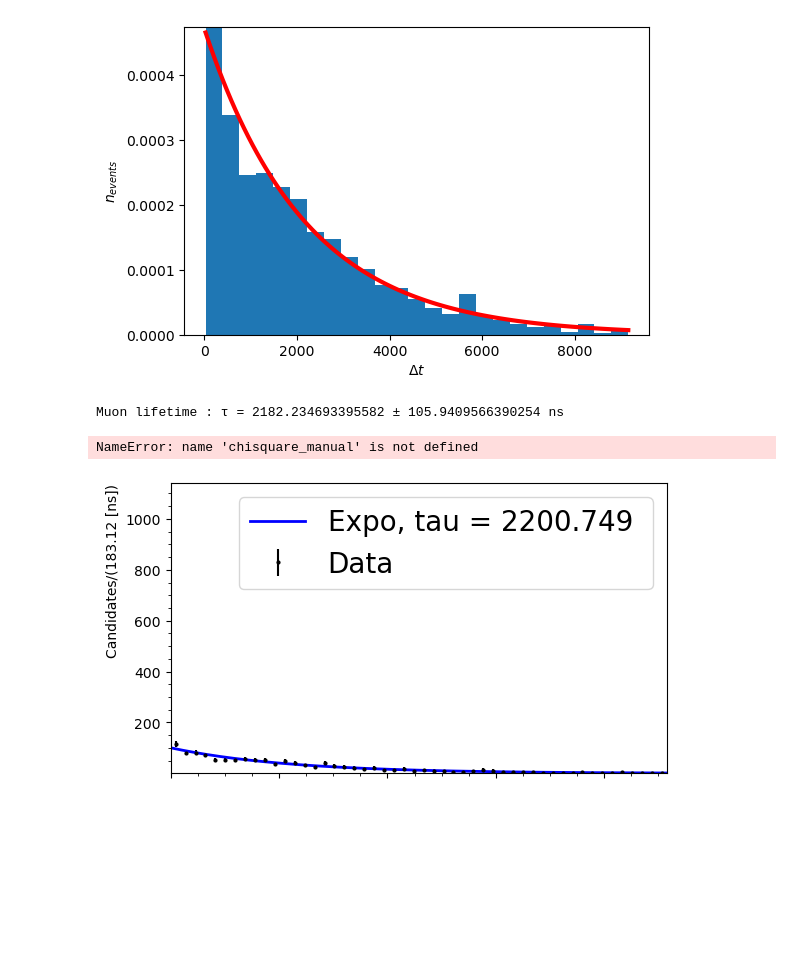
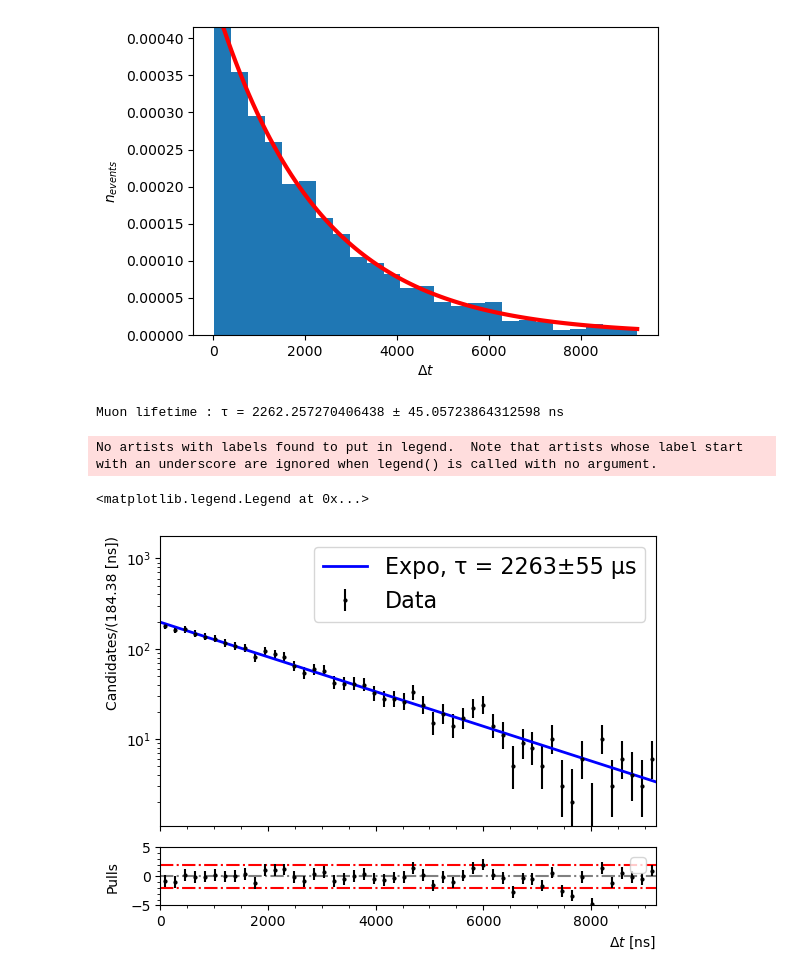
Before and after one commit to kauniska/ecal_reco, a Jupyter notebook: muon_decay/compute_lifetime.ipynb, the cells around one changed output. Drawn from its saved outputs; the diff is of its cells as text; code cells hidden in the pictures; blank space fills up the shorter version.

```diff
--- a/muon_decay/compute_lifetime.ipynb
+++ b/muon_decay/compute_lifetime.ipynb
@@ -19,6 +20,7 @@ time_intervals = np.array([])
 for file in files:
     ti = np.loadtxt(data_directory+file)
     time_intervals = np.append(time_intervals,ti)
+time_intervals*=6.25
 # %%
 # Exponential function for the fit
 def exponential(x,A,tau):
@@ -40,14 +42,25 @@ ax.set_xlabel("$\Delta t$")
 ax.set_ylabel("$n_{events}$")
 ax.set_ylim(0,max(n))
 plt.show()
+fig.savefig("muon_lifetime.pdf", format="pdf", bbox_inches="tight")
 
 tau = coeffs[1]
 tau_std = np.sqrt(cov[1,1])
 
 print("Muon lifetime : \u03C4 = {} \u00B1 {} ns".format(tau,tau_std))
 # %% [output]
-[figure, old version]
+[figure, new version]
-Muon lifetime : τ = 2182.234693395582 ± 105.9409566390254 ns
+Muon lifetime : τ = 2262.257270406438 ± 45.05723864312598 ns
+# %%
+def chisquare_manual(observed_values,expected_values):
+
+    test_statistic=0
+
+    for observed, expected in zip(observed_values, expected_values):
+
+        test_statistic+=(float(observed)-float(expected))**2/float(expected)
+
+    return test_statistic
 # %%
 import zfit
 import mplhep
@@ -215,7 +228,7 @@ def plotFit(
         ax1.set_xticklabels([])
 
     ax1.minorticks_on()
-    ax1.legend(loc="best", fontsize=kwargs.get("fontsize", 20))
+    ax1.legend(loc="best", fontsize=kwargs.get("fontsize", 16))
 
     if plot_chi2:
         nfree_params = kwargs.get("nfree_params", len(pdf.get_params(floating = True)))
@@ -223,6 +236,7 @@ def plotFit(
         chi2 = chisquare_manual(datay, pdfy)
         ndof = nbins - 1 + nfree_params
         chi2ndof = chi2 / ndof
+
 #         ax1.text(
 #             0.8,
 #             0.4,
@@ -234,14 +248,13 @@ def plotFit(
         handles, labels = ax1.get_legend_handles_labels()
 
         # manually define a new patch
-        patch = mpatches.Patch(label=r"$\chi^{2}$/ndof = " + f"{chi2ndof:.2f}" + f"\n nFree_params = {nfree_params}")
-
+        patch = mpatches.Patch(label=r"$\chi^{2}$/ndof = " + f"{chi2ndof:.2f}" + f"\n nFree_params = {nfree_params}",color='k')
         # handles is a list, so append manual patch
         handles.append(patch)
         # plot the legend
         ax1.legend(handles=handles, loc='best')
 
-    ax1.legend(loc="best", fontsize=kwargs.get("fontsize", 20))
+    ax1.legend(loc="best", fontsize=kwargs.get("fontsize", 16))
     if plot_pull:
 
         if kwargs.get("ax2", None) is not None:
@@ -280,7 +293,8 @@ def plotFit(
         pass
 
     if logy:
-        ax1.set_yscale("log", nonposy="clip")
+        # ax1.set_yscale("log", nonposy="clip")
+        ax1.set_yscale("log")
 
     return f, ax1, ax2
 # %%
@@ -291,34 +305,41 @@ n = len(time_intervals)
 ll = np.random.uniform(0,1e3)
 n_events = zfit.Parameter(f"n_events_{ll}", n, 0., 2*n, step_size=1)
 
 # create the model
 tau_inv    = zfit.Parameter(f"tau_{ll}"   , -1/2000, -1/1000, -1/3000, step_size=0.001)
 exp_decay = zfit.pdf.Exponential(lam = tau_inv, obs=obs,)
 exp_decay_ext = exp_decay.create_extended(n_events)
 
 # load the data
 data = zfit.data.Data.from_numpy(obs=obs, array=time_intervals)
 
 # minimize
 minimizer = zfit.minimize.Minuit(gradient=False, mode = 0)
 nll = zfit.loss.ExtendedUnbinnedNLL(exp_decay_ext, data)
 result = minimizer.minimize(nll)
+result.hesse(method='minuit_hesse', name='hesse')
 
 plotsList = {
     "data":{
         "label": "Data",
         "color": "black"
     },
 
     "fullmodel": {
         # "label": f"Expo, alpha = {result.params[slope_expo_1]['value']:.1f}",
-        "label": f"Expo, tau = { -1/result.params[tau_inv]['value'] :.3f} ",
-        "color":"blue",
+        "label": f"Expo, \u03C4 = { -1/result.params[tau_inv]['value'] :.0f}\u00B1{abs(result.params[tau_inv]['hesse']['error']/result.params[tau_inv]['value']**2) :.0f} \u03BCs",
+        "color":"blue"
+    },
+
+    "chi2": {
+        "label": f"$\chi^2$ = ",
+        "color":"blue"
     },
 }
 
 f,_,_ = plotFit(exp_decay_ext, time_intervals, plotsList, x_label="$\Delta t$ [ns]", nbins=50, linewidth=0.1, rangeX = fit_window, plot_chi2 = True, logy = True)
 plt.legend(loc = 'best', fontsize = 'x-large')
 # %% [output]
-NameError: name 'chisquare_manual' is not defined
+No artists with labels found to put in legend.  Note that artists whose label start with an underscore are ignored when legend() is called with no argument.
+<matplotlib.legend.Legend at 0x...>
-[figure, old version]
+[figure, new version]
```
Also changed, not shown: parts of 2 cells of this notebook, 12 other files.
